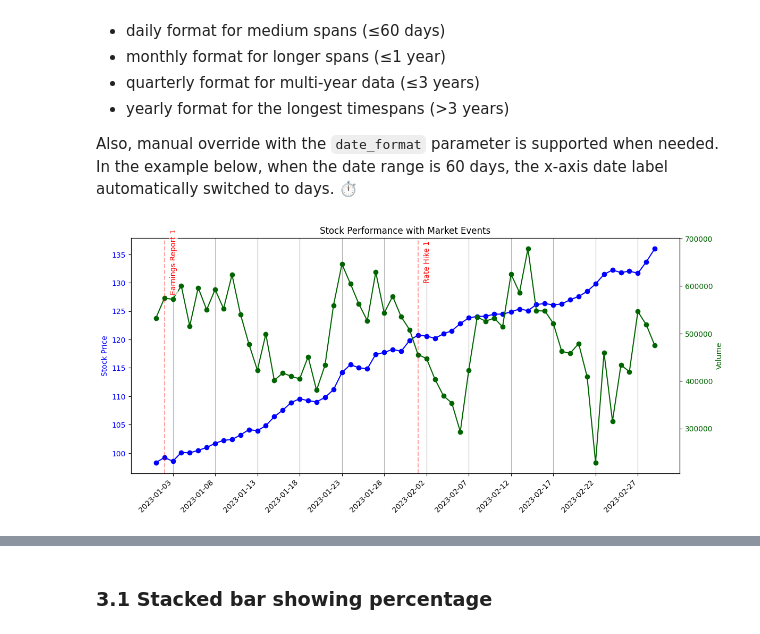
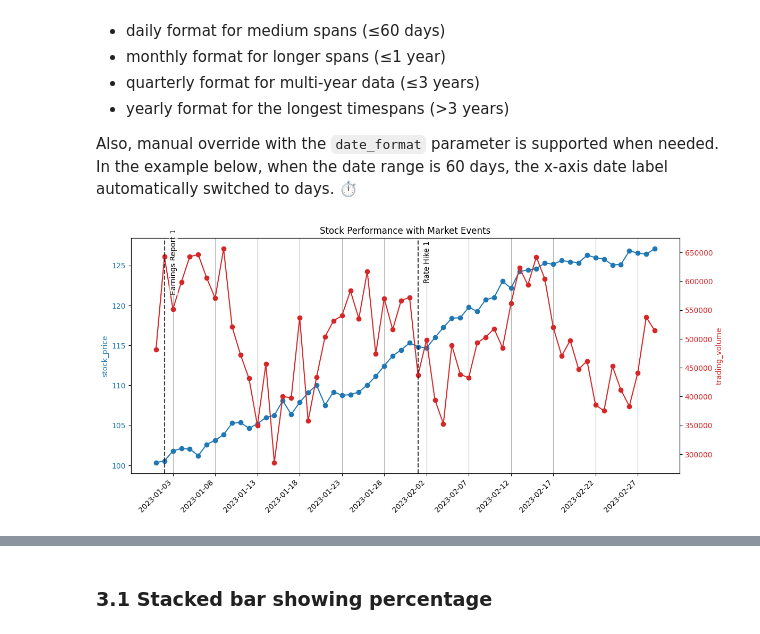
Before and after one commit to MenaWANG/mlarena, a Jupyter notebook: examples/3.utils_plot.ipynb, the cells around one changed output, grey strips where cells are left out. Saved outputs shown, nothing was run; the diff lists cells and outputs as text; code cells hidden in the pictures.

```diff
--- a/examples/3.utils_plot.ipynb
+++ b/examples/3.utils_plot.ipynb
@@ -210,10 +201,7 @@ market_events = {
 }
 
 # Plot the data
-metrics = {
-    'Stock Price': {'values': 'stock_price', 'color': 'blue'},
-    'Volume': {'values': 'trading_volume', 'color': 'darkgreen'}
-}
+metrics = ['stock_price', 'trading_volume']
 
 fig, axes = put.plot_metric_event_over_time(
     data=finance_data,
@@ -222,9 +210,9 @@ fig, axes = put.plot_metric_event_over_time(
     event_dates=market_events,
     title="Stock Performance with Market Events",
     show_minmax=False,
-    event_line_color="red",
+    event_line_color="gray",
     event_label_fontsize=10,
-    event_label_color="red",
+    event_label_color="gray",
     event_line_alpha=0.2,
     event_label_x_offset=0.01,
     event_label_y_pos=0.9,
@@ -268,41 +256,38 @@ volume = np.abs(volume)
 # Create DataFrame
 finance_data = pd.DataFrame({
     'date': dates,
     'stock_price': stock_price,
     'trading_volume': volume
 })
 
 # Define market events
 market_events = {
     'Rate Hike': ['2023-02-01'],
     'Earnings Report': ['2023-01-02']
 }
 
 # Plot the data
-metrics = {
-    'Stock Price': {'values': 'stock_price', 'color': 'blue'},
-    'Volume': {'values': 'trading_volume', 'color': 'darkgreen'}
-}
+metrics = metrics
 
 fig, axes = put.plot_metric_event_over_time(
     data=finance_data,
     x='date',
     metrics=metrics,
     event_dates=market_events,
     title="Stock Performance with Market Events",
     show_minmax=False,
-    event_line_color="red",
+    event_line_color="black",
     event_label_fontsize=10,
-    event_label_color="red",
-    event_line_alpha=0.2,
+    event_label_color="black",
+    event_line_alpha=0.5,
     event_label_x_offset=0.01,
     event_label_y_pos=0.9,
     event_label_background=True
 )
 
 plt.show()
 # %% [output]
-[figure, old version]
+[figure, new version]
 # %% [markdown]
 # 3. plot_stacked_bar_over_time()
 
```
Also changed, not shown: parts of 14 cells of this notebook, 4 other files.
